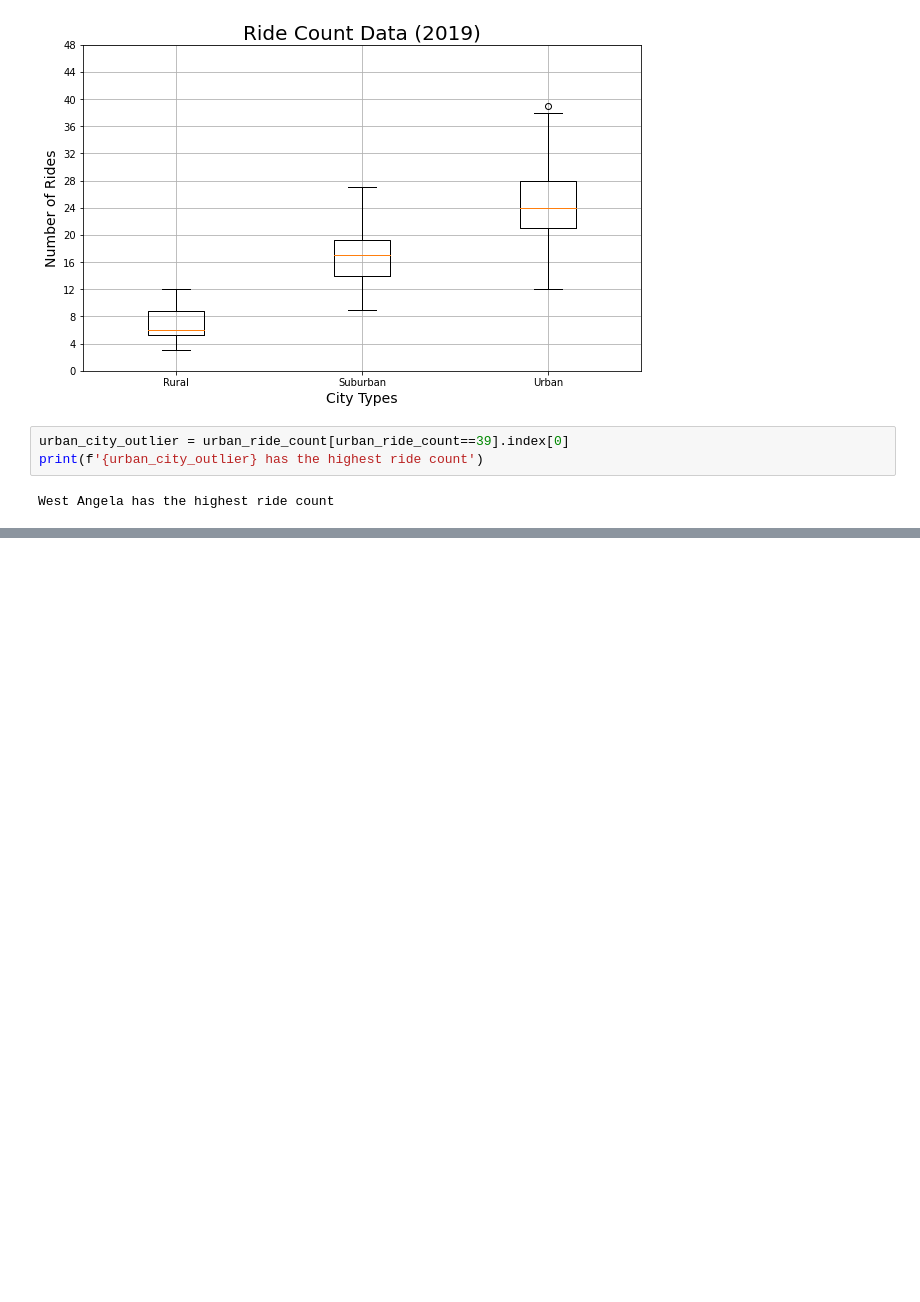
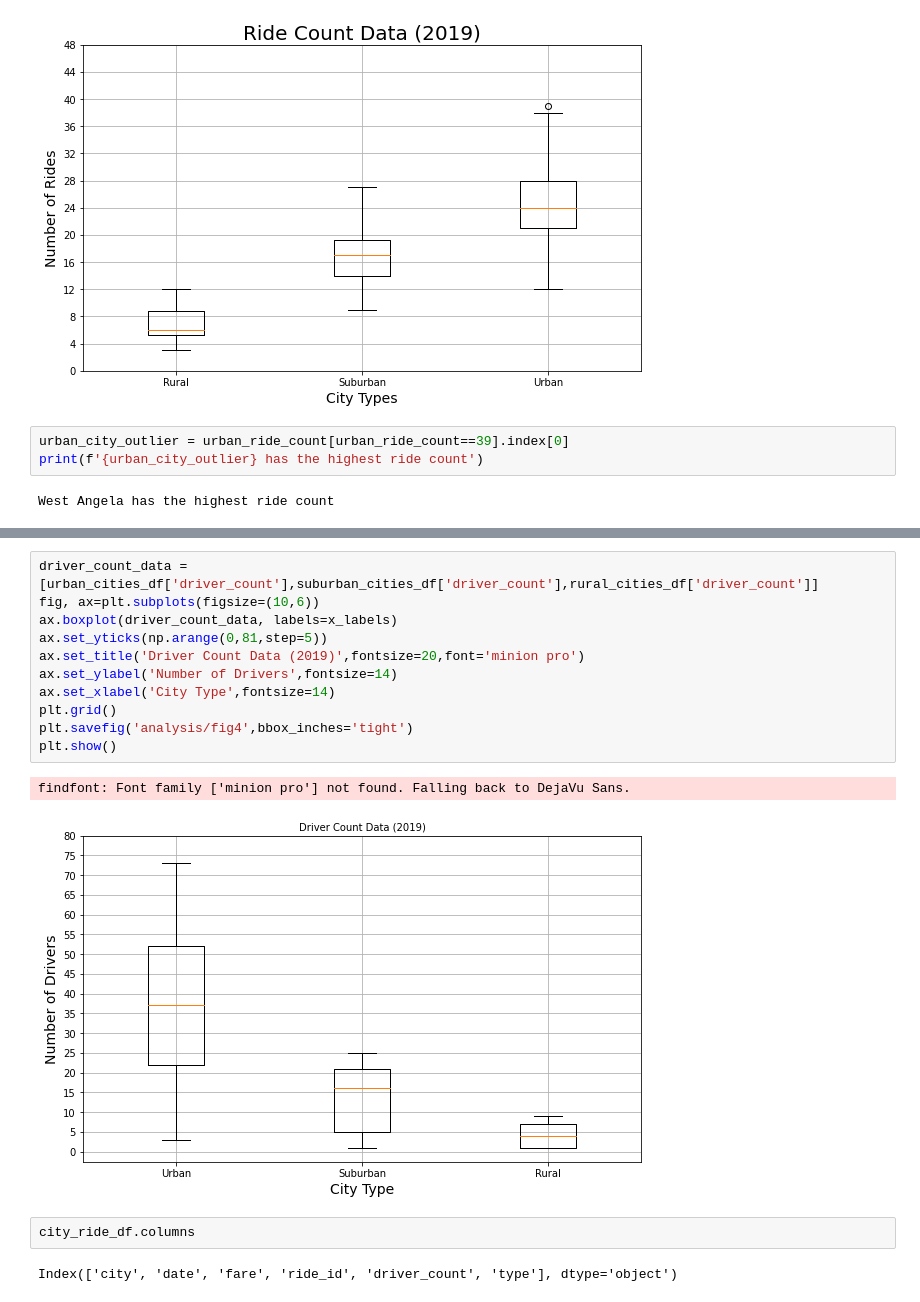
Before and after one commit to bradydwilton/PyBer_Analysis, a Jupyter notebook: PyBer.ipynb, the cells around one changed output, grey strips where cells are left out. Cells and saved outputs as stored; diff of their text form; blank space fills up the shorter version.

```diff
--- a/PyBer.ipynb
+++ b/PyBer.ipynb
@@ -537,3 +537,21 @@ plt.savefig('analysis/fig3tight.png',bbox_inches='tight')
 plt.show()
 # %% [output]
 [figure]
+# %%
+driver_count_data = [urban_cities_df['driver_count'],suburban_cities_df['driver_count'],rural_cities_df['driver_count']]
+fig, ax=plt.subplots(figsize=(10,6))
+ax.boxplot(driver_count_data, labels=x_labels)
+ax.set_yticks(np.arange(0,81,step=5))
+ax.set_title('Driver Count Data (2019)',fontsize=20,font='minion pro')
+ax.set_ylabel('Number of Drivers',fontsize=14)
+ax.set_xlabel('City Type',fontsize=14)
+plt.grid()
+plt.savefig('analysis/fig4',bbox_inches='tight')
+plt.show()
+# %% [output]
+findfont: Font family ['minion pro'] not found. Falling back to DejaVu Sans.
+[figure, added]
+# %%
+city_ride_df.columns
+# %% [output]
+Index(['city', 'date', 'fare', 'ride_id', 'driver_count', 'type'], dtype='object')
```
Also changed, not shown: parts of 3 cells of this notebook, 3 other files.
